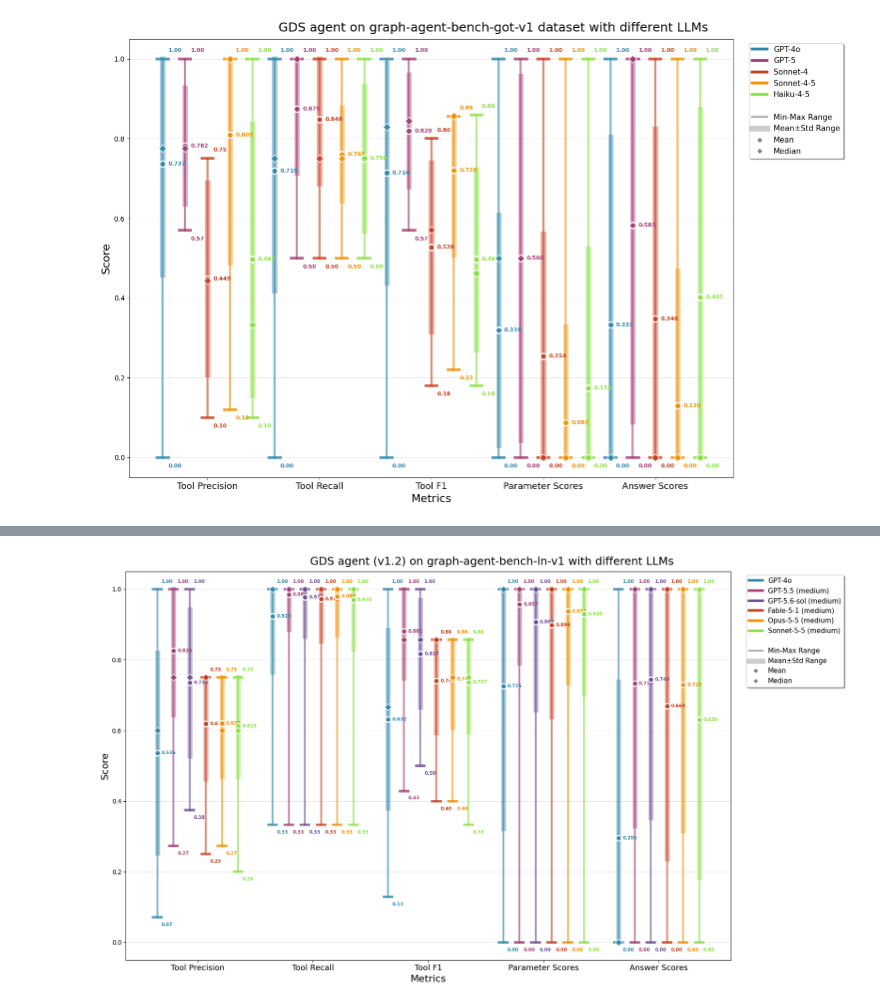
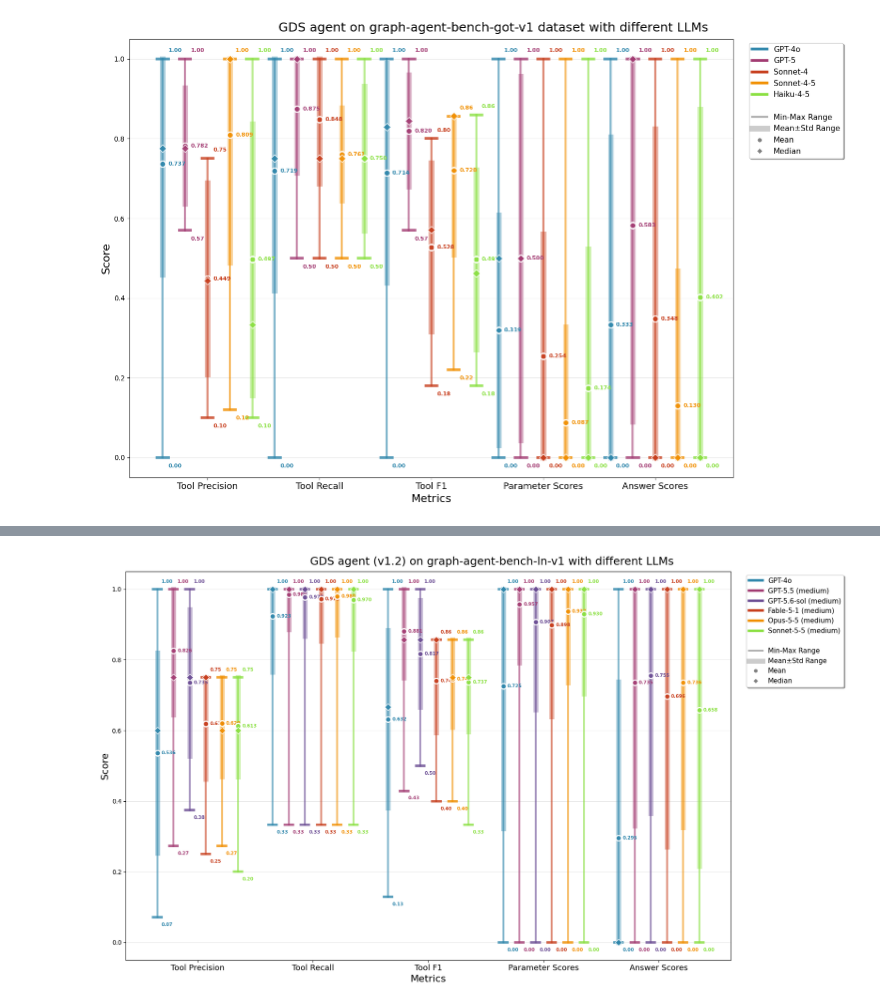
Before and after one commit to brs96/gds-agent-benchmarks, a Jupyter notebook: plot_aggregated_results.ipynb, the cells around one changed output, grey strips where cells are left out. Drawn from its saved outputs; the diff is of its cells as text; code cells hidden in the pictures.

```diff
--- a/plot_aggregated_results.ipynb
+++ b/plot_aggregated_results.ipynb
@@ -453,37 +453,37 @@ gpt_4o_data = {
     "max": [1.000, 1.000, 1.000, 1.000, 1.000],
 }
 gpt_5_5_data = {
-    "mean": [0.826, 0.985, 0.881, 0.957, 0.733],
-    "std": [0.182, 0.099, 0.132, 0.165, 0.404],
+    "mean": [0.826, 0.985, 0.881, 0.957, 0.735],
+    "std": [0.182, 0.099, 0.132, 0.165, 0.405],
     "median": [0.750, 1.000, 0.857, 1.000, 1.000],
     "min": [0.273, 0.333, 0.429, 0.000, 0.000],
     "max": [1.000, 1.000, 1.000, 1.000, 1.000],
 }
 gpt_5_6_sol_data = {
-    "mean": [0.735, 0.977, 0.817, 0.907, 0.744],
-    "std": [0.207, 0.110, 0.151, 0.248, 0.391],
+    "mean": [0.735, 0.977, 0.817, 0.907, 0.755],
+    "std": [0.207, 0.110, 0.151, 0.248, 0.389],
     "median": [0.750, 1.000, 0.857, 1.000, 1.000],
     "min": [0.375, 0.333, 0.500, 0.000, 0.000],
     "max": [1.000, 1.000, 1.000, 1.000, 1.000],
 }
 fable_5_1_data = {
-    "mean": [0.619, 0.972, 0.741, 0.898, 0.669],
-    "std": [0.157, 0.119, 0.147, 0.259, 0.432],
+    "mean": [0.619, 0.972, 0.741, 0.898, 0.696],
+    "std": [0.157, 0.119, 0.147, 0.259, 0.425],
     "median": [0.750, 1.000, 0.857, 1.000, 1.000],
     "min": [0.250, 0.333, 0.400, 0.000, 0.000],
     "max": [0.750, 1.000, 0.857, 1.000, 1.000],
 }
 opus_5_5_data = {
-    "mean": [0.620, 0.980, 0.746, 0.937, 0.729],
-    "std": [0.150, 0.109, 0.137, 0.201, 0.412],
+    "mean": [0.620, 0.980, 0.746, 0.937, 0.736],
+    "std": [0.150, 0.109, 0.137, 0.201, 0.411],
     "median": [0.600, 1.000, 0.750, 1.000, 1.000],
     "min": [0.273, 0.333, 0.400, 0.000, 0.000],
     "max": [0.750, 1.000, 0.857, 1.000, 1.000],
 }
 sonnet_5_5_data = {
-    "mean": [0.613, 0.970, 0.737, 0.930, 0.630],
-    "std": [0.144, 0.139, 0.141, 0.226, 0.446],
-    "median": [0.600, 1.000, 0.750, 1.000, 0.998],
+    "mean": [0.613, 0.970, 0.737, 0.930, 0.658],
+    "std": [0.144, 0.139, 0.141, 0.226, 0.443],
+    "median": [0.600, 1.000, 0.750, 1.000, 1.000],
     "min": [0.200, 0.333, 0.333, 0.000, 0.000],
     "max": [0.750, 1.000, 0.857, 1.000, 1.000],
 }
@@ -553,32 +553,32 @@ legend_elements = []
 for model, color in zip(models, colors):
     legend_elements.append(Line2D([0], [0], color=color, lw=4, label=model))
 
 legend_elements.append(Line2D([0], [0], color="white", lw=0, label=""))
 legend_elements.append(Line2D([0], [0], color="gray", lw=3, alpha=0.6, label="Min-Max Range"))
 legend_elements.append(Line2D([0], [0], color="gray", lw=8, alpha=0.4, label="Mean±Std Range"))
 legend_elements.append(Line2D([0], [0], marker="o", color="w", markerfacecolor="gray",
                               markersize=8, label="Mean", markeredgecolor="white", markeredgewidth=2))
 legend_elements.append(Line2D([0], [0], marker="D", color="w", markerfacecolor="gray",
                               markersize=6, label="Median", markeredgecolor="white", markeredgewidth=1))
 
 legend = ax.legend(handles=legend_elements,
                    bbox_to_anchor=(1.02, 1),
                    loc="upper left",
                    fontsize=11,
                    frameon=True,
                    fancybox=True,
                    shadow=True,
                    title_fontsize=12)
 
-fig.suptitle("GDS agent (v1.2) on graph-agent-bench-ln-v2 with different LLMs",
+fig.suptitle("GDS agent (v1.2) on graph-agent-bench-ln-v1 with different LLMs",
              fontsize=18, y=0.98)
 
 plt.tight_layout()
 plt.subplots_adjust(right=0.80)
 
 plt.savefig("llm_model_comparison.png", dpi=300, bbox_inches="tight", facecolor="white")
 plt.savefig("llm_model_comparison.pdf", bbox_inches="tight", facecolor="white")
 
 plt.show()
 # %% [output]
-[figure, old version]
+[figure, new version]
```
Also changed, not shown: parts of 1 cell of this notebook, 36 other files.
